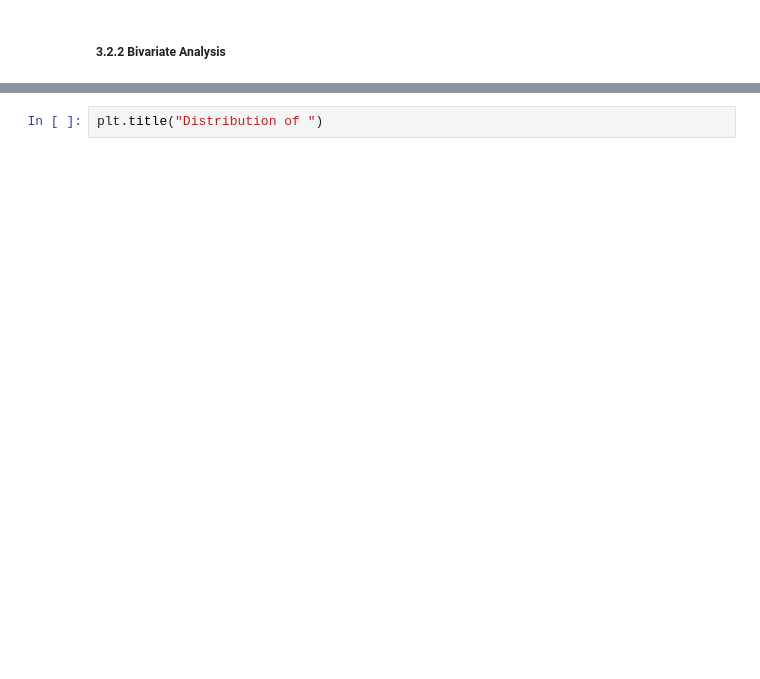
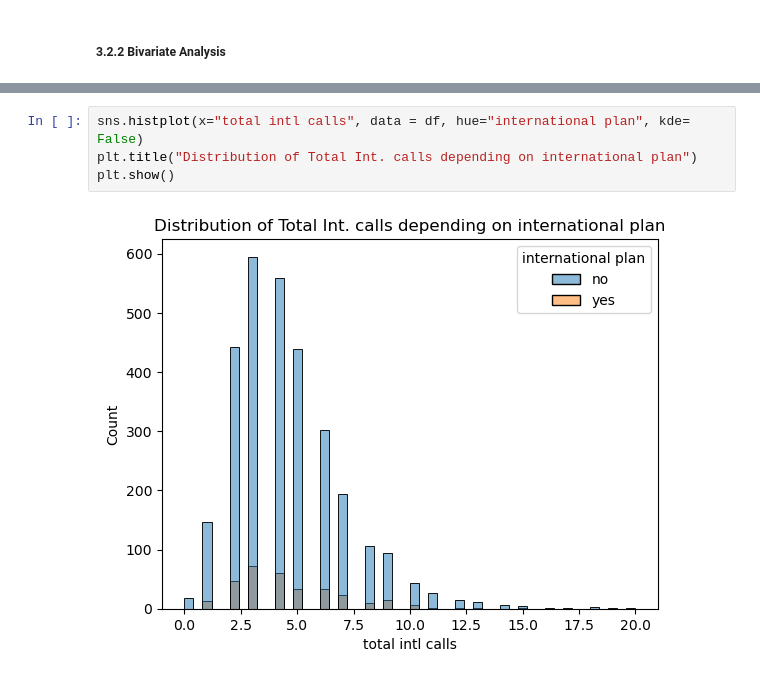
Before and after one commit to Isaac-Munyaka/Phase_3_project, a Jupyter notebook: customer_churn_prediction.ipynb, the cells around one changed output, grey strips where cells are left out. Drawn from its saved outputs; the diff is of its cells as text; blank space fills up the shorter version.

```diff
--- a/customer_churn_prediction.ipynb
+++ b/customer_churn_prediction.ipynb
@@ -287,2 +307,6 @@ plt.show()
-# %%
-plt.title("Distribution of ")
+# %%
+sns.histplot(x="total intl calls", data = df, hue="international plan", kde= False)
+plt.title("Distribution of Total Int. calls depending on international plan")
+plt.show()
+# %% [output]
+[figure, added]
```
Also changed, not shown: parts of 6 cells of this notebook.
